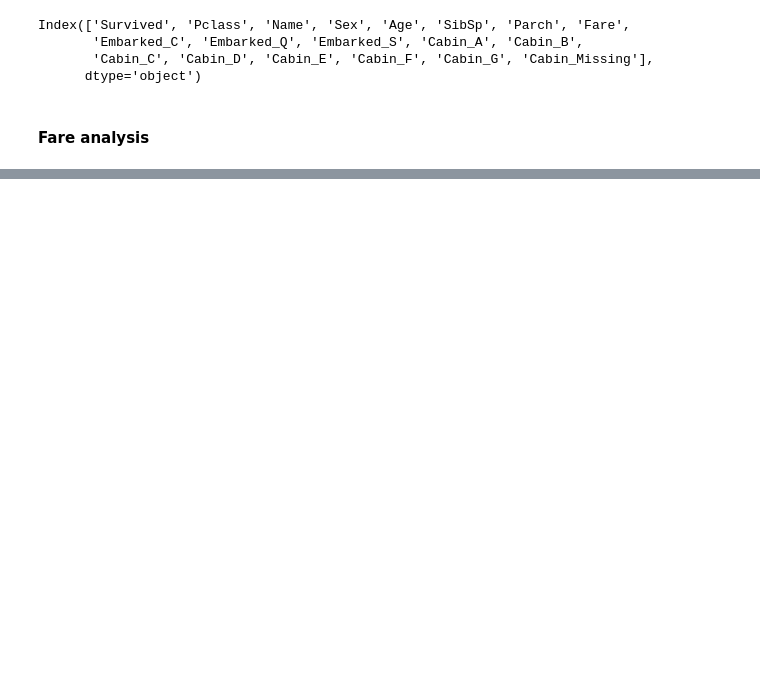
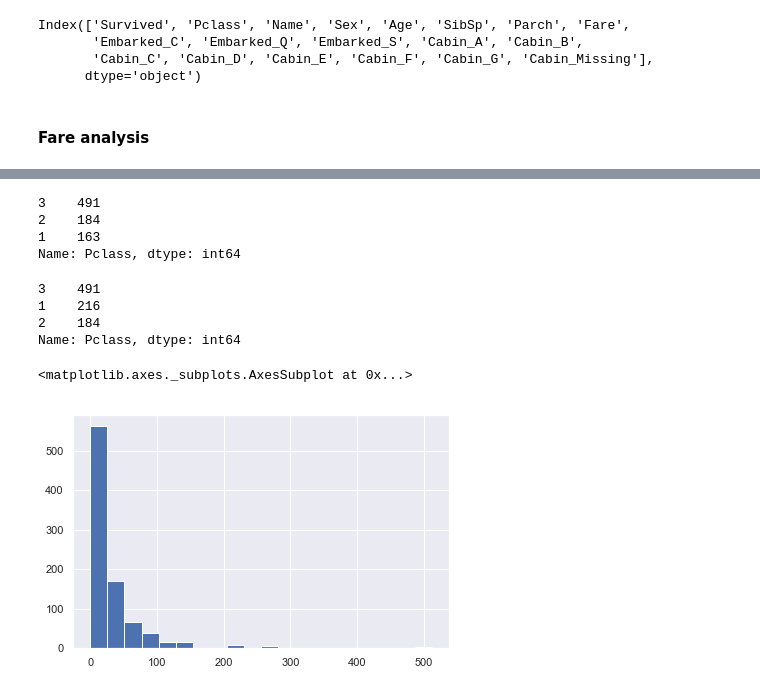
Before and after one commit to abhishekjain88/titanic-kaggle, a Jupyter notebook: Titanic Competition.ipynb, the cells around one changed output, grey strips where cells are left out. Drawn from its saved outputs; the diff is of its cells as text; code cells hidden in the pictures; blank space fills up the shorter version.

```diff
--- a/Titanic Competition.ipynb
+++ b/Titanic Competition.ipynb
@@ -461,0 +498,19 @@ Index(['Survived', 'Pclass', 'Name', 'Sex', 'Age', 'SibSp', 'Parch', 'Fare',
+# %%
+lower_fare.Pclass.value_counts()
+# %% [output]
+3    491
+2    184
+1    163
+Name: Pclass, dtype: int64
+# %%
+titanic.Pclass.value_counts()
+# %% [output]
+3    491
+1    216
+2    184
+Name: Pclass, dtype: int64
+# %%
+titanic.Fare.hist(bins=20)
+# %% [output]
+<matplotlib.axes._subplots.AxesSubplot at 0x...>
+[figure, added]
```
Also changed, not shown: parts of 18 cells of this notebook.
